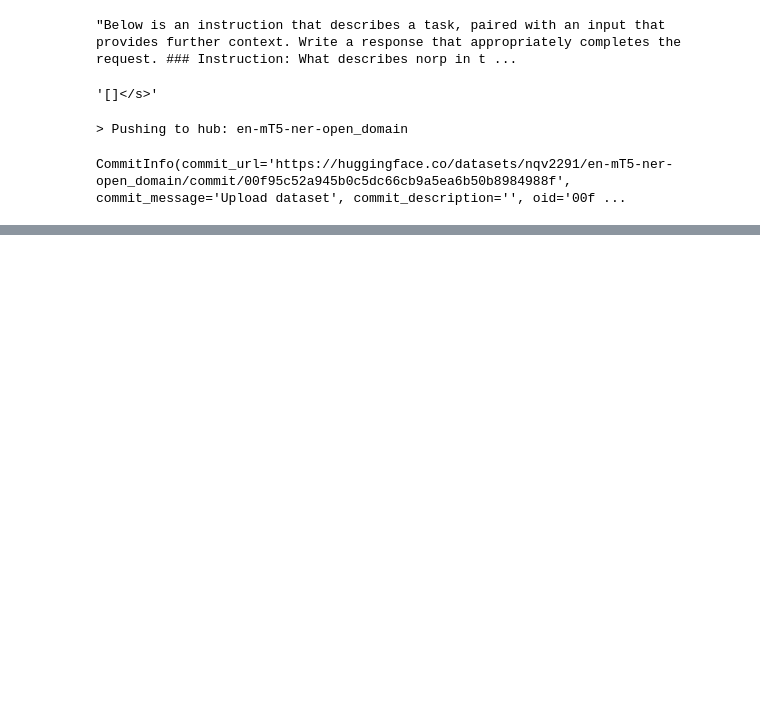
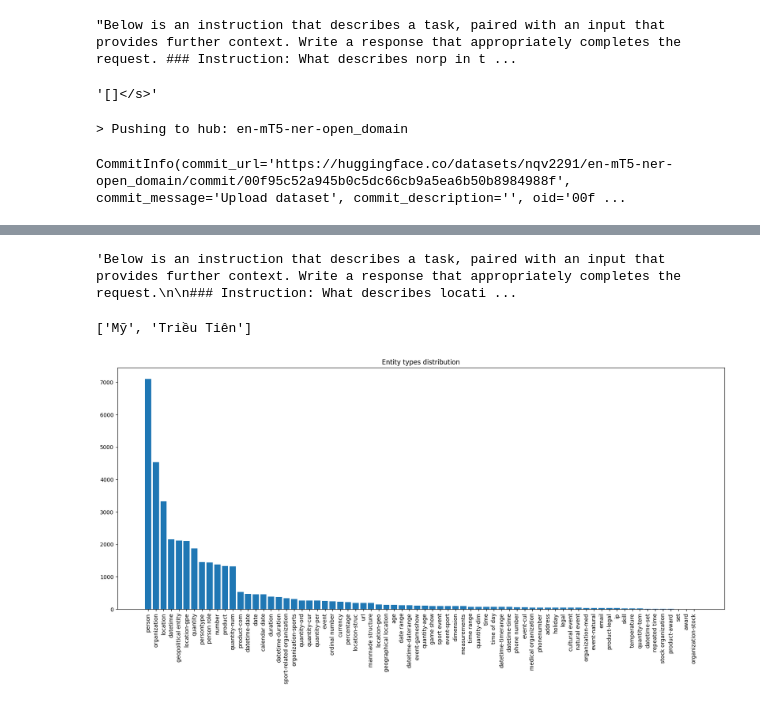
Before and after one commit to vietnq2291/multilingual-NER, a Jupyter notebook: src/data/prepare_ner_data.ipynb, the cells around one changed output, grey strips where cells are left out. Saved outputs shown, nothing was run; the diff lists cells and outputs as text; code cells hidden in the pictures; blank space fills up the shorter version.

```diff
--- a/src/data/prepare_ner_data.ipynb
+++ b/src/data/prepare_ner_data.ipynb
@@ -302,0 +328,7 @@ CommitInfo(commit_url='https://huggingface.co/datasets/nqv2291/en-mT5-ner-open_d
+# %%
+vi_vlsp_ner = DatasetDict({
+    'train': Dataset.from_dict({'file_path': train_paths, 'split': ['train']*len(train_paths)}),
+    'dev': Dataset.from_dict({'file_path': dev_paths, 'split': ['dev']*len(dev_paths)}),
+    'test': Dataset.from_dict({'file_path': test_paths, 'split': ['test']*len(test_paths)}),
+})
+vi_vlsp_ner
@@ -302,0 +494,9 @@ CommitInfo(commit_url='https://huggingface.co/datasets/nqv2291/en-mT5-ner-open_d
+# %%
+# turn into dataframe
+df = pd.concat([
+        vi_vlsp_ner_renamed['train'].to_pandas(),
+        vi_vlsp_ner_renamed['dev'].to_pandas(),
+        vi_vlsp_ner_renamed['test'].to_pandas()
+    ],
+    ignore_index=True)
+df
@@ -302,0 +517,4 @@ CommitInfo(commit_url='https://huggingface.co/datasets/nqv2291/en-mT5-ner-open_d
+# %%
+print(type(df.loc[0, 'label']))
+df['label'] = df['label'].map(lambda x: x.tolist())
+print(type(df.loc[0, 'label']))
@@ -302,0 +524,10 @@ CommitInfo(commit_url='https://huggingface.co/datasets/nqv2291/en-mT5-ner-open_d
+# %%
+# create instruction prompt
+df['prompt'] = df.apply(
+    lambda x: prompt_input({
+        'instruction': ner_instruction(x['entity_type']),
+        'input': x['input_para'],
+    }),
+    axis=1
+)
+df
@@ -302,0 +548,19 @@ CommitInfo(commit_url='https://huggingface.co/datasets/nqv2291/en-mT5-ner-open_d
+# %%
+df.iloc[0]['prompt']
+# %% [output]
+'Below is an instruction that describes a task, paired with an input that provides further context. Write a response that appropriately completes the request.\n\n### Instruction: What describes locati ...
+# %%
+df.iloc[0]['label']
+# %% [output]
+['Mỹ', 'Triều Tiên']
+# %%
+entity_types_count = df['entity_type'].value_counts()
+
+# plot bar chart
+plt.figure(figsize=(20, 8))
+plt.bar(entity_types_count.index, entity_types_count.values)
+plt.xticks(rotation=90)
+plt.title('Entity types distribution')
+plt.show()
+# %% [output]
+[figure, added]
```
Also changed, not shown: parts of 21 cells of this notebook, 2 other files.
